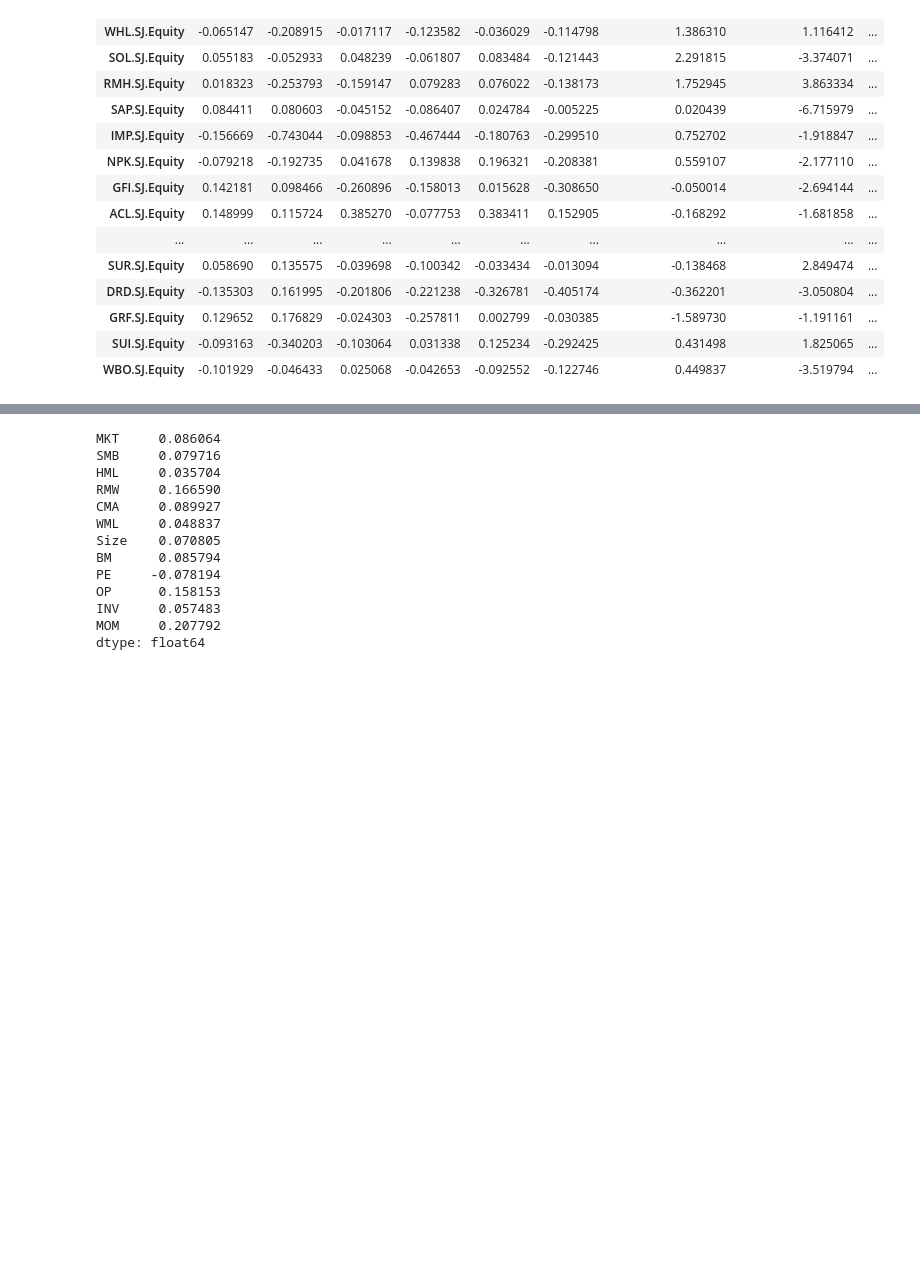
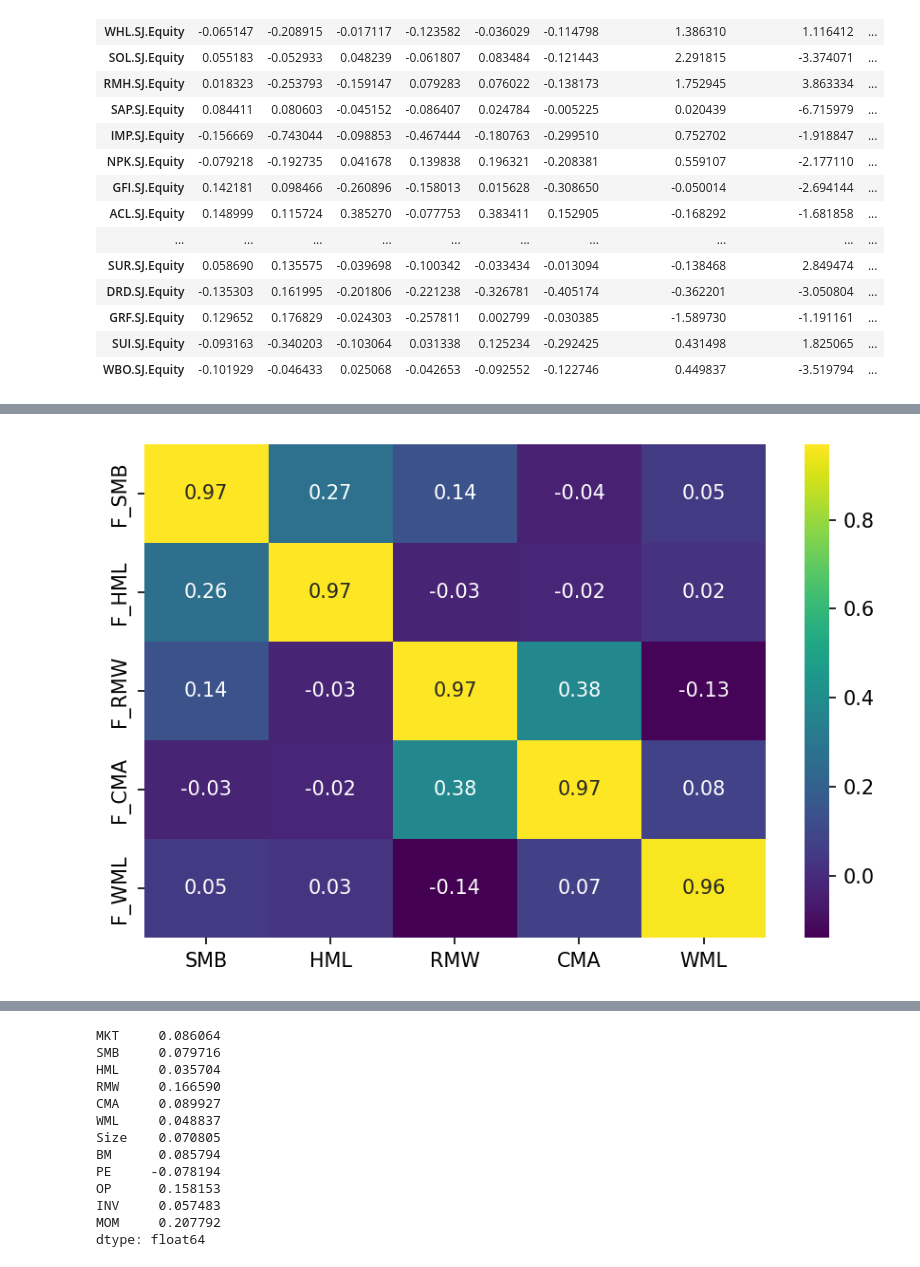
Before and after one commit to runxinlin/Research_Codes_2021, a Jupyter notebook: Python/IC & ICIR.ipynb, the cells around one changed output, grey strips where cells are left out. Cells and saved outputs as stored; diff of their text form; code cells hidden in the pictures; blank space fills up the shorter version.

```diff
--- a/Python/IC & ICIR.ipynb
+++ b/Python/IC & ICIR.ipynb
@@ -401,0 +386,17 @@ plt.show()
+# %%
+all_corr = []
+
+index_times = list(df_Ex_SR_tmp_T.columns)
+
+for i in tqdm(range(len(all_betas)-1)):
+    IC = []
+
+    index_tmp = (all_betas[i+1].index).intersection(all_betas[i].index)
+
+    if len(index_tmp) > 10:
+        df_TS_CS = pd.concat([all_betas[i].loc[index_tmp,:].astype(np.float64),all_betas[i+1].loc[index_tmp,:].astype(np.float64)],axis = 1)
+
+        corr = df_TS_CS.corr().values
+        all_corr.append(corr)
+# %%
+arr_corr = np.dstack(all_corr) # from 2D to 3D
@@ -401,0 +419,5 @@ plt.show()
+# %%
+df_ave_corr = pd.DataFrame(np.nansum(arr_corr,axis=2)/(np.shape(arr_corr)[2])) # sum dfs along the z-axis
+df_ave_corr.columns =  ['MKT','SMB','HML','RMW','CMA',"WML","F_MKT",'F_SMB','F_HML','F_RMW','F_CMA',"F_WML"]
+df_ave_corr.index =  ['MKT','SMB','HML','RMW','CMA',"WML",'F_MKT','F_SMB','F_HML','F_RMW','F_CMA',"F_WML"]
+df_ave_corr
@@ -402,3 +438,10 @@ plt.show()
+# %%
+plt.figure(figsize=(6, 4), dpi=150, tight_layout=True)
+sn.heatmap(round(df_ave_corr.iloc[7:,1:6],2), annot=True, cmap="viridis")
+# plt.title('The Correlation Between Future Betas and Past Betas', fontsize=10)
+plt.show()
+# %% [output]
+[figure, added]
 # %%
 IC_Series_tmp = IC_Series.T.set_index([pd.Index(pd.Series(range(0,len(IC_Series.T))))])
 IC_Series_tmp = pd.concat([IC_Series_tmp, pd.DataFrame(k_index)], axis = 1)
```
Also changed, not shown: parts of 10 cells of this notebook, 11 other files.
